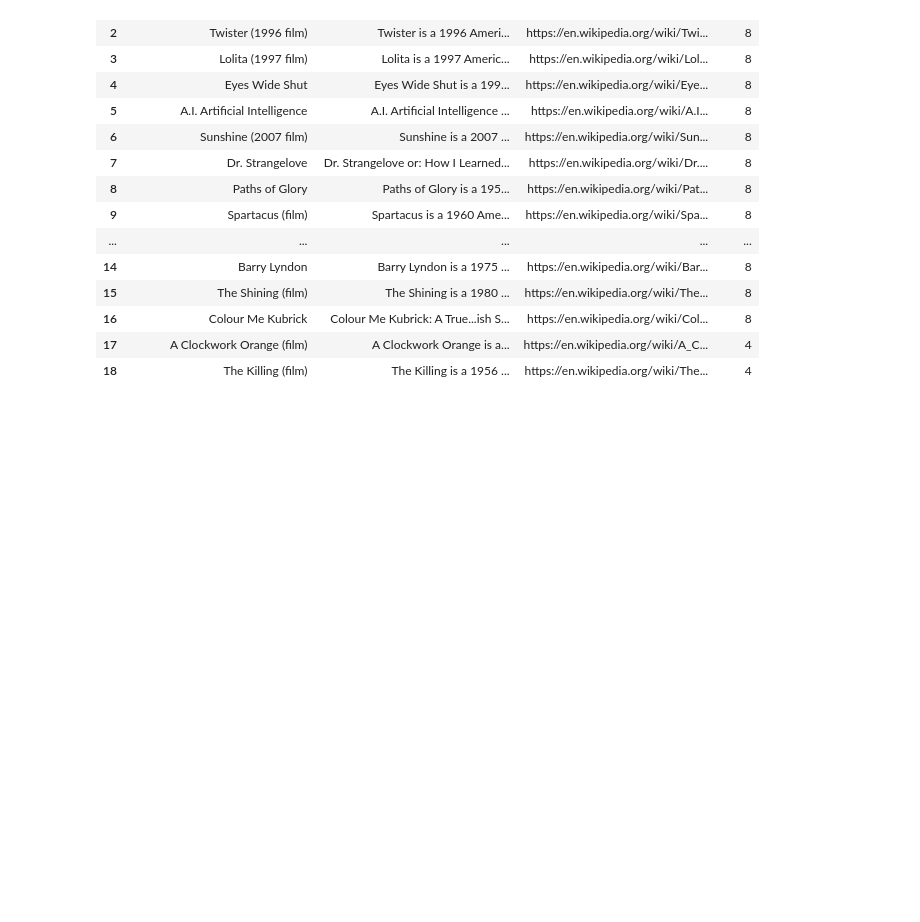
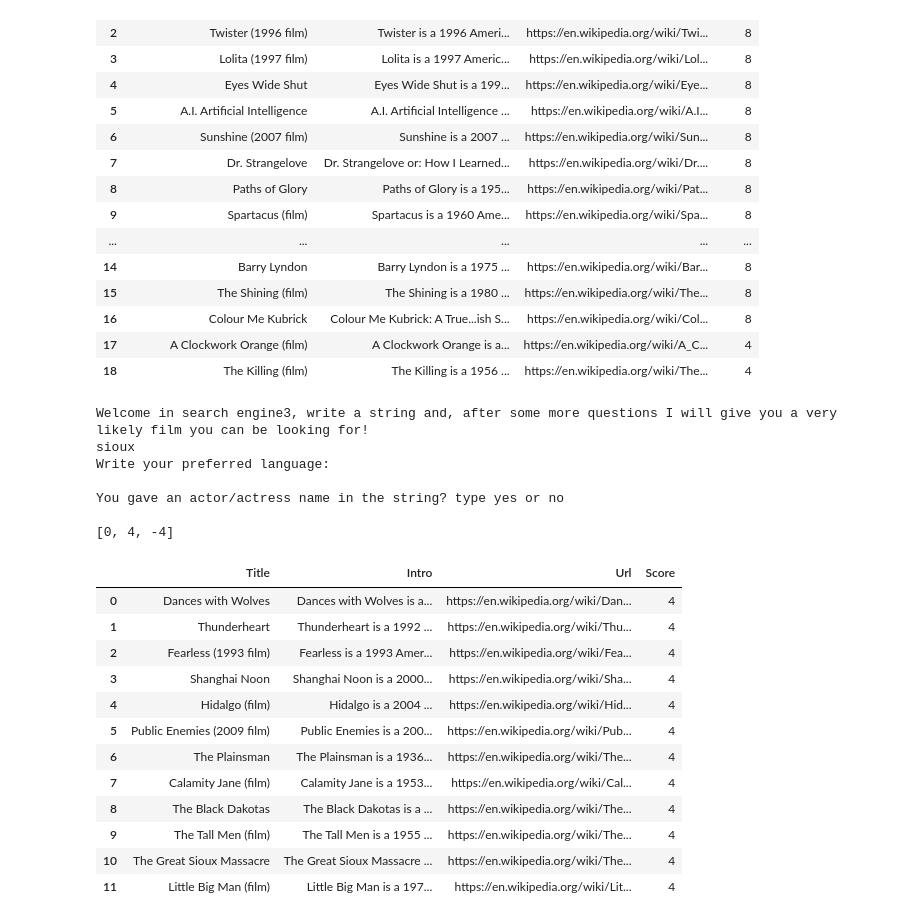
Before and after one commit to Debodeep94/ADM_HW3_Which_movie_to_watch, a Jupyter notebook: HMK3Leo.ipynb, the cells around one changed output. Saved outputs shown, nothing was run; the diff lists cells and outputs as text; code cells hidden in the pictures; blank space fills up the shorter version.

```diff
--- a/HMK3Leo.ipynb
+++ b/HMK3Leo.ipynb
@@ -1116,3 +1116,29 @@ no
 | 16 | Colour Me Kubrick | Colour Me Kubrick: A True...ish S... | https://en.wikipedia.org/wiki/Col... | 8 |
 | 17 | A Clockwork Orange (film) | A Clockwork Orange is a... | https://en.wikipedia.org/wiki/A_C... | 4 |
 | 18 | The Killing (film) | The Killing is a 1956 ... | https://en.wikipedia.org/wiki/The... | 4 |
+# %%
+y = list(input('Welcome in search engine3, write a string and, after some more questions I will give you a very likely film you can be looking for!\n').split())
+z = input('Write your preferred language: \n')
+x = input('You gave an actor/actress name in the string? type yes or no \n')
+searchengine3(y, z, x)
+# %% [output]
+Welcome in search engine3, write a string and, after some more questions I will give you a very likely film you can be looking for!
+sioux
+Write your preferred language:
+
+You gave an actor/actress name in the string? type yes or no
+
+[0, 4, -4]
+|  | Title | Intro | Url | Score |
+| 0 | Dances with Wolves | Dances with Wolves is a... | https://en.wikipedia.org/wiki/Dan... | 4 |
+| 1 | Thunderheart | Thunderheart is a 1992 ... | https://en.wikipedia.org/wiki/Thu... | 4 |
+| 2 | Fearless (1993 film) | Fearless is a 1993 Amer... | https://en.wikipedia.org/wiki/Fea... | 4 |
+| 3 | Shanghai Noon | Shanghai Noon is a 2000... | https://en.wikipedia.org/wiki/Sha... | 4 |
+| 4 | Hidalgo (film) | Hidalgo is a 2004 ... | https://en.wikipedia.org/wiki/Hid... | 4 |
+| 5 | Public Enemies (2009 film) | Public Enemies is a 200... | https://en.wikipedia.org/wiki/Pub... | 4 |
+| 6 | The Plainsman | The Plainsman is a 1936... | https://en.wikipedia.org/wiki/The... | 4 |
+| 7 | Calamity Jane (film) | Calamity Jane is a 1953... | https://en.wikipedia.org/wiki/Cal... | 4 |
+| 8 | The Black Dakotas | The Black Dakotas is a ... | https://en.wikipedia.org/wiki/The... | 4 |
+| 9 | The Tall Men (film) | The Tall Men is a 1955 ... | https://en.wikipedia.org/wiki/The... | 4 |
+| 10 | The Great Sioux Massacre | The Great Sioux Massacre ... | https://en.wikipedia.org/wiki/The... | 4 |
+| 11 | Little Big Man (film) | Little Big Man is a 197... | https://en.wikipedia.org/wiki/Lit... | 4 |
```
